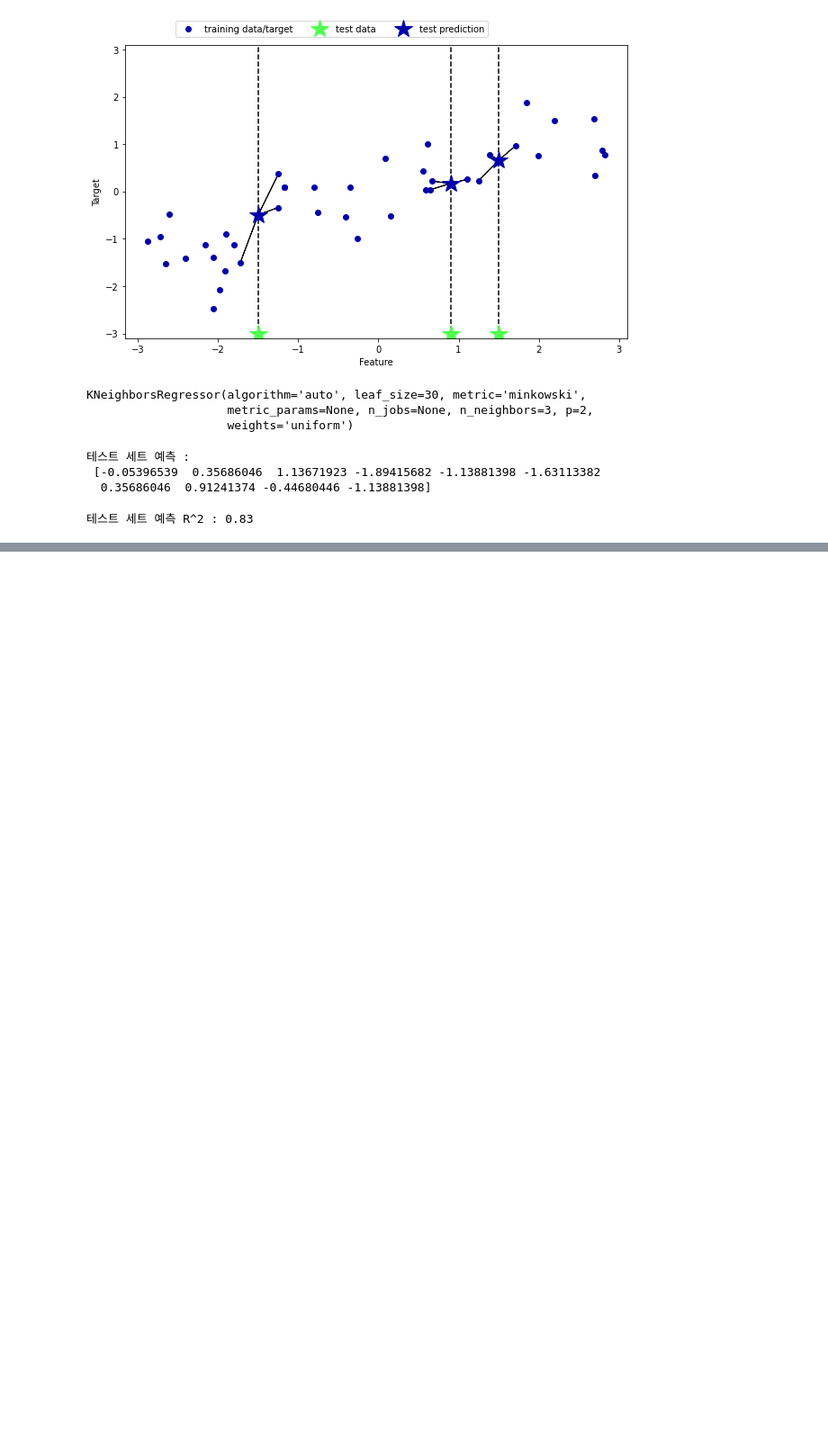
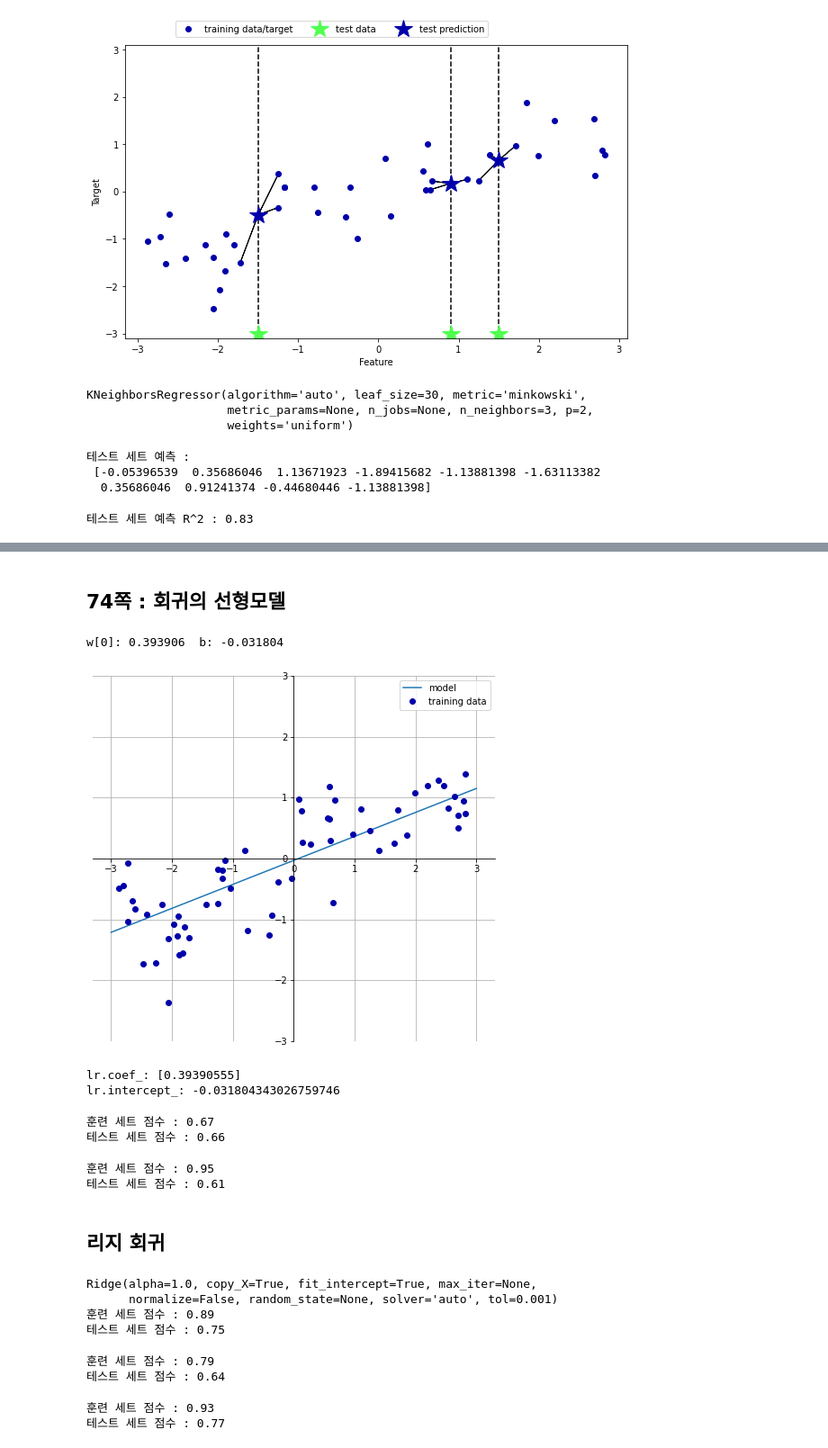
Before and after one commit to brandnewmin/brandnewm, a Jupyter notebook: IMLP2.ipynb, the cells around one changed output, grey strips where cells are left out. Shown: that part at 90% size. Cells and saved outputs as stored; diff of their text form; code cells hidden in the pictures; blank space fills up the shorter version.

```diff
--- a/IMLP2.ipynb
+++ b/IMLP2.ipynb
@@ -241,0 +242,7 @@ AttributeError: ignored
+# %% [markdown]
+## 74쪽 : 회귀의 선형모델
+# %%
+mglearn.plots.plot_linear_regression_wave()
+# %% [output]
+w[0]: 0.393906  b: -0.031804
+[figure, added]
@@ -241,0 +254,13 @@ AttributeError: ignored
+# %%
+print("lr.coef_:", lr.coef_)
+#error : print("lr.coef_: {:.2f}".format(lr.coef_))
+print('lr.intercept_:',lr.intercept_)
+# %% [output]
+lr.coef_: [0.39390555]
+lr.intercept_: -0.031804343026759746
+# %%
+print("훈련 세트 점수 : {:.2f}".format(lr.score(X_train, y_train)))
+print("테스트 세트 점수 : {:.2f}".format(lr.score(X_test, y_test)))
+# %% [output]
+훈련 세트 점수 : 0.67
+테스트 세트 점수 : 0.66
@@ -241,0 +271,35 @@ AttributeError: ignored
+# %%
+print("훈련 세트 점수 : {:.2f}".format(lr.score(X_train, y_train)))
+print("테스트 세트 점수 : {:.2f}".format(lr.score(X_test, y_test)))
+# %% [output]
+훈련 세트 점수 : 0.95
+테스트 세트 점수 : 0.61
+# %% [markdown]
+## 리지 회귀
+# %%
+from sklearn.linear_model import Ridge
+ridge = Ridge().fit(X_train, y_train)
+print(ridge) #ridge 결과를 해석하자면
+#alpha
+#copy_X = True :
+print("훈련 세트 점수 : {:.2f}".format(ridge.score(X_train, y_train)))
+print("테스트 세트 점수 : {:.2f}".format(ridge.score(X_test,y_test))) #train셋으로 ridge.fit 계산한 값을 test set에 적용해서 정확도를 파악하는건가?
+# %% [output]
+Ridge(alpha=1.0, copy_X=True, fit_intercept=True, max_iter=None,
+      normalize=False, random_state=None, solver='auto', tol=0.001)
+훈련 세트 점수 : 0.89
+테스트 세트 점수 : 0.75
+# %%
+ridge10 = Ridge(alpha=10).fit(X_train, y_train)
+print("훈련 세트 점수 : {:.2f}".format(ridge10.score(X_train, y_train)))
+print("테스트 세트 점수 : {:.2f}".format(ridge10.score(X_test, y_test)))
+# %% [output]
+훈련 세트 점수 : 0.79
+테스트 세트 점수 : 0.64
+# %%
+ridge01 = Ridge(alpha=0.1).fit(X_train, y_train)
+print("훈련 세트 점수 : {:.2f}".format(ridge01.score(X_train, y_train)))
+print("테스트 세트 점수 : {:.2f}".format(ridge01.score(X_test, y_test)))
+# %% [output]
+훈련 세트 점수 : 0.93
+테스트 세트 점수 : 0.77
```
Also changed, not shown: parts of 7 cells of this notebook.
